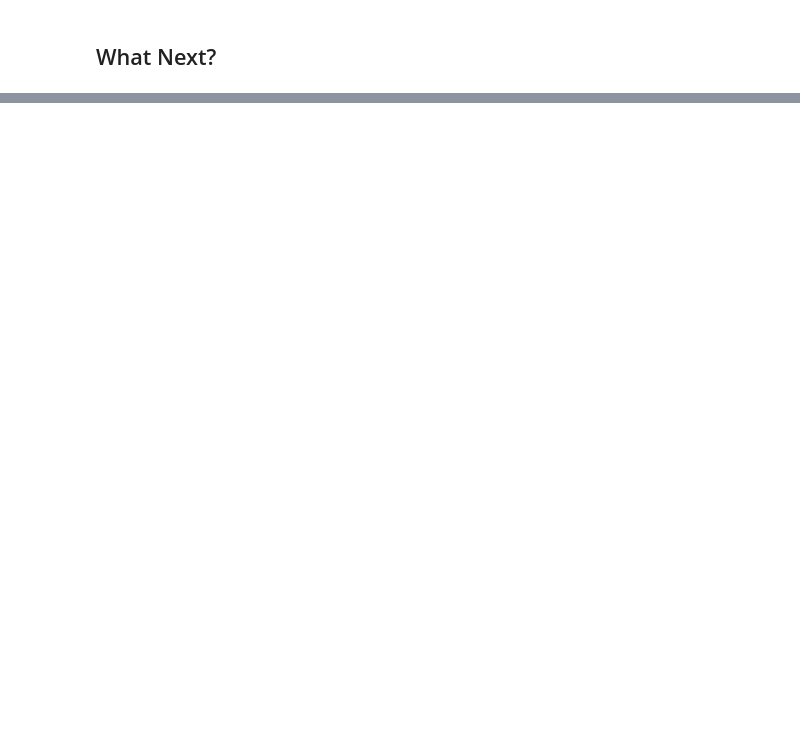
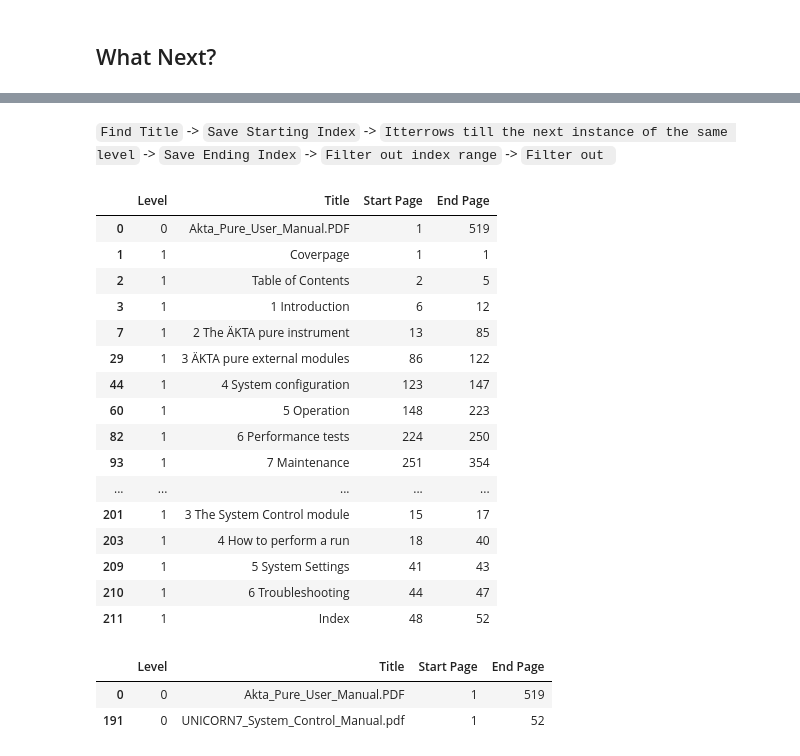
Before and after one commit to Chahbaz-Aman/chonky, a Jupyter notebook: dev.ipynb, the cells around one changed output, grey strips where cells are left out. Drawn from its saved outputs; the diff is of its cells as text; code cells hidden in the pictures; blank space fills up the shorter version.

```diff
--- a/dev.ipynb
+++ b/dev.ipynb
@@ -337,0 +397,27 @@ Intended use
+# %%
+class ReferenceDocs:
+    def __init__(self,
+                 pathlist: List[str],
+                 boundingBoxes: Optional[List[tuple]] = None,
+                ):
+        self.docs = [_RichDocument(path) for path in pathlist]
+        self.filenames = [doc.filename for doc in self.docs]
+        toc_list = []
+        for i, doc in enumerate(self.docs):
+            toc_list.append(pd.DataFrame(data=[[0, self.filenames[i], 1, len(doc)]], columns=doc.toc.columns))
+            toc_list.append(doc.toc)
+        self.__toc = pd.concat(toc_list, ignore_index=True)
+
+    def get_toc(self, filters: Optional[Dict] = None):
+        '''
+        filters = {"sections": List[<filenames>],
+                   "level
+        '''
+        if filters is None:
+            return self.__toc
+
+
+    def __str__(self):
+        return 'Documents in instance:\n--> '+'\n--> '.join(self.filenames)
+# %%
+mans = ReferenceDocs(['./data/Akta_Pure_User_Manual.PDF', './data/UNICORN7_System_Control_Manual.pdf'])
@@ -337,0 +436,30 @@ Intended use
+# %% [markdown]
+`Find Title` -> `Save Starting Index` -> `Itterrows till the next instance of the same level` -> `Save Ending Index` -> `Filter out index range` -> `Filter out `
+# %%
+df = mans.get_toc()
+# %%
+df[df.Level <= 1]
+# %% [output]
+|  | Level | Title | Start Page | End Page |
+| 0 | 0 | Akta_Pure_User_Manual.PDF | 1 | 519 |
+| 1 | 1 | Coverpage | 1 | 1 |
+| 2 | 1 | Table of Contents | 2 | 5 |
+| 3 | 1 | 1 Introduction | 6 | 12 |
+| 7 | 1 | 2 The ÄKTA pure instrument | 13 | 85 |
+| 29 | 1 | 3 ÄKTA pure external modules | 86 | 122 |
+| 44 | 1 | 4 System configuration | 123 | 147 |
+| 60 | 1 | 5 Operation | 148 | 223 |
+| 82 | 1 | 6 Performance tests | 224 | 250 |
+| 93 | 1 | 7 Maintenance | 251 | 354 |
+| ... | ... | ... | ... | ... |
+| 201 | 1 | 3 The System Control module | 15 | 17 |
+| 203 | 1 | 4 How to perform a run | 18 | 40 |
+| 209 | 1 | 5 System Settings | 41 | 43 |
+| 210 | 1 | 6 Troubleshooting | 44 | 47 |
+| 211 | 1 | Index | 48 | 52 |
+# %%
+df[df.Level == 0]
+# %% [output]
+|  | Level | Title | Start Page | End Page |
+| 0 | 0 | Akta_Pure_User_Manual.PDF | 1 | 519 |
+| 191 | 0 | UNICORN7_System_Control_Manual.pdf | 1 | 52 |
```
Also changed, not shown: parts of 14 cells of this notebook.
